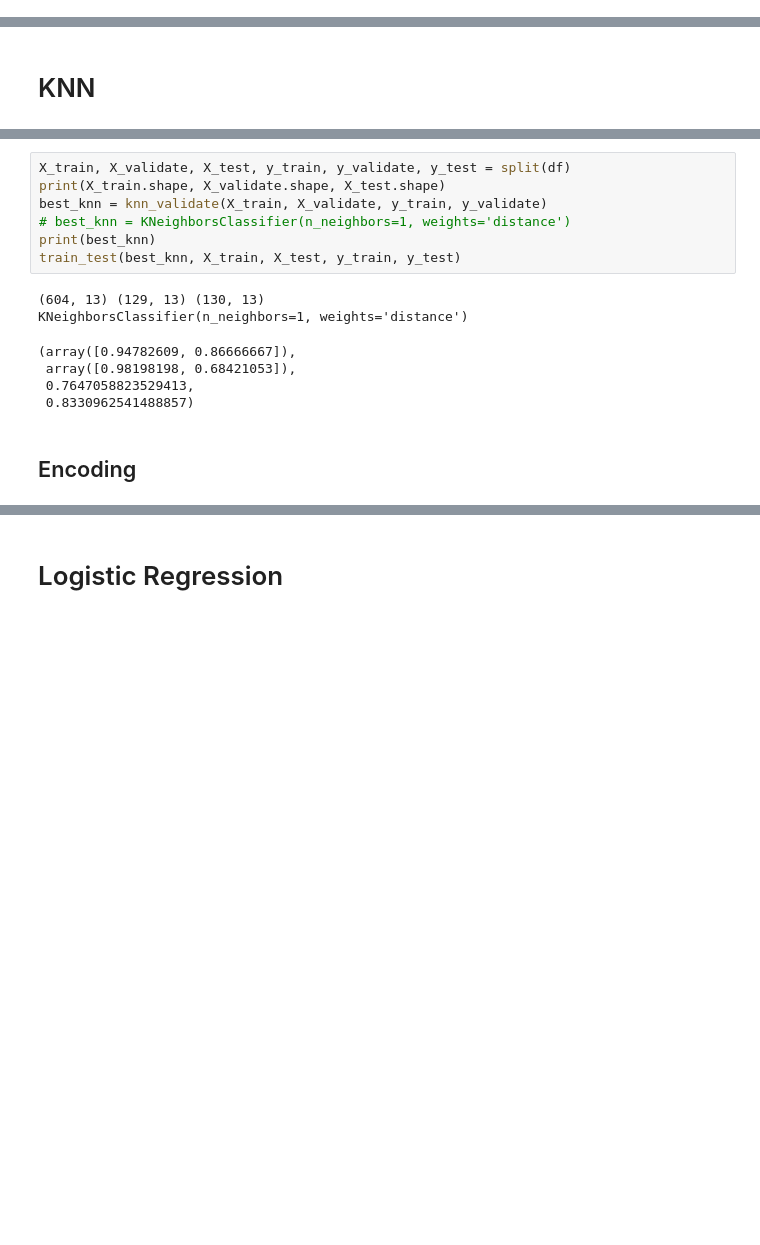
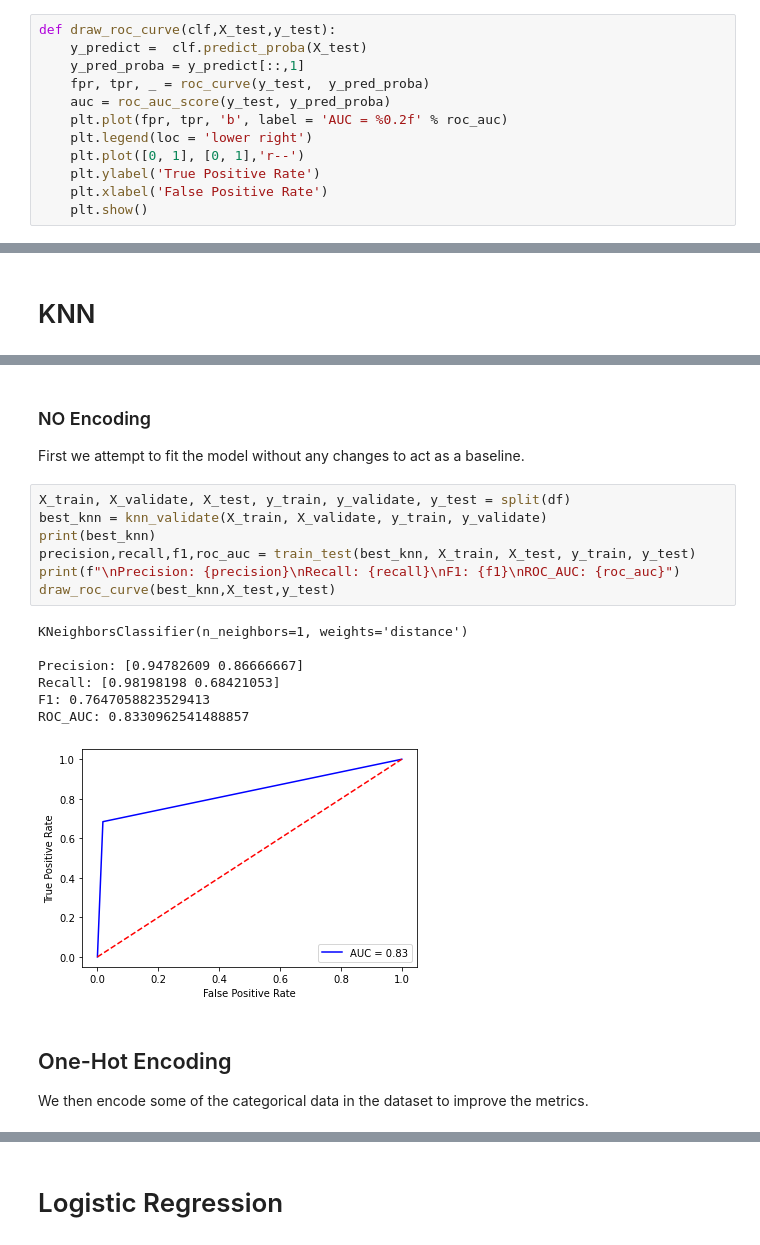
Before and after one commit to YMaher99/Machine-Learning-Course-Project, a Jupyter notebook: covid_merge.ipynb, the cells around one changed output, grey strips where cells are left out. Cells and saved outputs as stored; diff of their text form; blank space fills up the shorter version.

```diff
--- a/covid_merge.ipynb
+++ b/covid_merge.ipynb
@@ -208,3 +175,15 @@ def gnb_validate(X_train, X_validate, y_train, y_validate, score='recall'):
     df_scores = pd.DataFrame(dic)
     max_index = df_scores[score].idxmax()
     return df_scores.iloc[max_index, 0]
+# %%
+def draw_roc_curve(clf,X_test,y_test):
+    y_predict =  clf.predict_proba(X_test)
+    y_pred_proba = y_predict[::,1]
+    fpr, tpr, _ = roc_curve(y_test,  y_pred_proba)
+    auc = roc_auc_score(y_test, y_pred_proba)
+    plt.plot(fpr, tpr, 'b', label = 'AUC = %0.2f' % roc_auc)
+    plt.legend(loc = 'lower right')
+    plt.plot([0, 1], [0, 1],'r--')
+    plt.ylabel('True Positive Rate')
+    plt.xlabel('False Positive Rate')
+    plt.show()
@@ -219,19 +201,24 @@ def train_test(clf, X_train, X_test, y_train, y_test):
+# %% [markdown]
+### NO Encoding
+First we attempt to fit the model without any changes to act as a baseline.
 # %%
 X_train, X_validate, X_test, y_train, y_validate, y_test = split(df)
-print(X_train.shape, X_validate.shape, X_test.shape)
 best_knn = knn_validate(X_train, X_validate, y_train, y_validate)
-# best_knn = KNeighborsClassifier(n_neighbors=1, weights='distance')
 print(best_knn)
-train_test(best_knn, X_train, X_test, y_train, y_test)
+precision,recall,f1,roc_auc = train_test(best_knn, X_train, X_test, y_train, y_test)
+print(f"\nPrecision: {precision}\nRecall: {recall}\nF1: {f1}\nROC_AUC: {roc_auc}")
+draw_roc_curve(best_knn,X_test,y_test)
 # %% [output]
-(604, 13) (129, 13) (130, 13)
 KNeighborsClassifier(n_neighbors=1, weights='distance')
+
+Precision: [0.94782609 0.86666667]
+Recall: [0.98198198 0.68421053]
+F1: 0.7647058823529413
+ROC_AUC: 0.8330962541488857
-(array([0.94782609, 0.86666667]),
- array([0.98198198, 0.68421053]),
- 0.7647058823529413,
- 0.8330962541488857)
+[figure, added]
 # %% [markdown]
-## Encoding
+## One-Hot Encoding
+We then encode some of the categorical data in the dataset to improve the metrics.
 # %%
 encoded_columns =['symptom1', 'symptom2', 'symptom3', 'symptom4', 'symptom5', 'symptom6', 'location', 'country']
 df_encoded = encode(encoded_columns, df)
```
Also changed, not shown: parts of 78 cells of this notebook, 2 other files.
